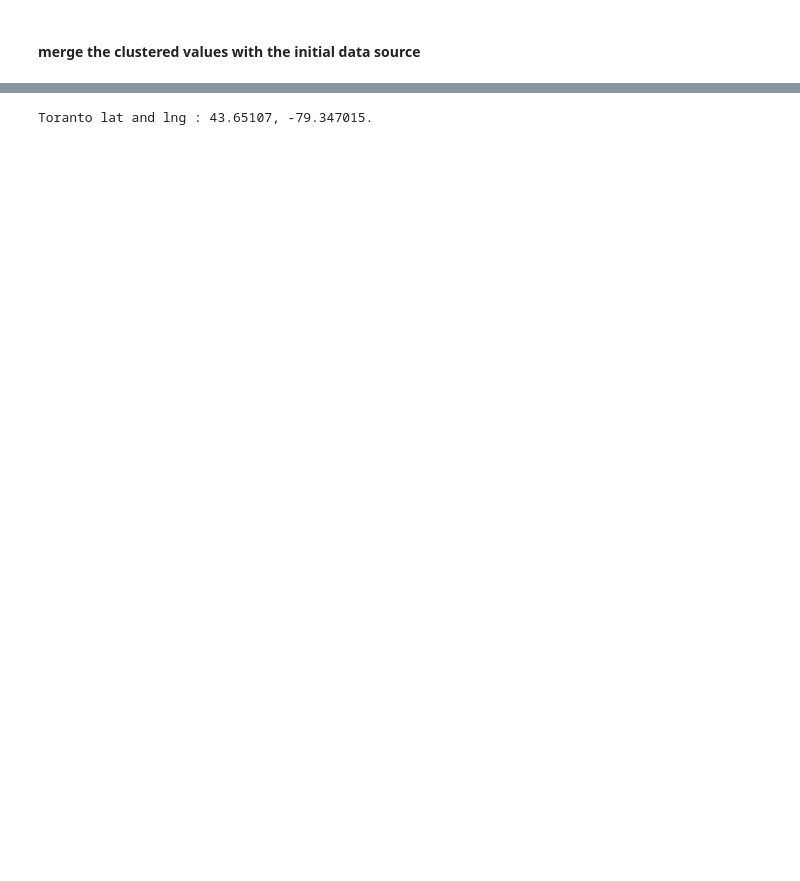
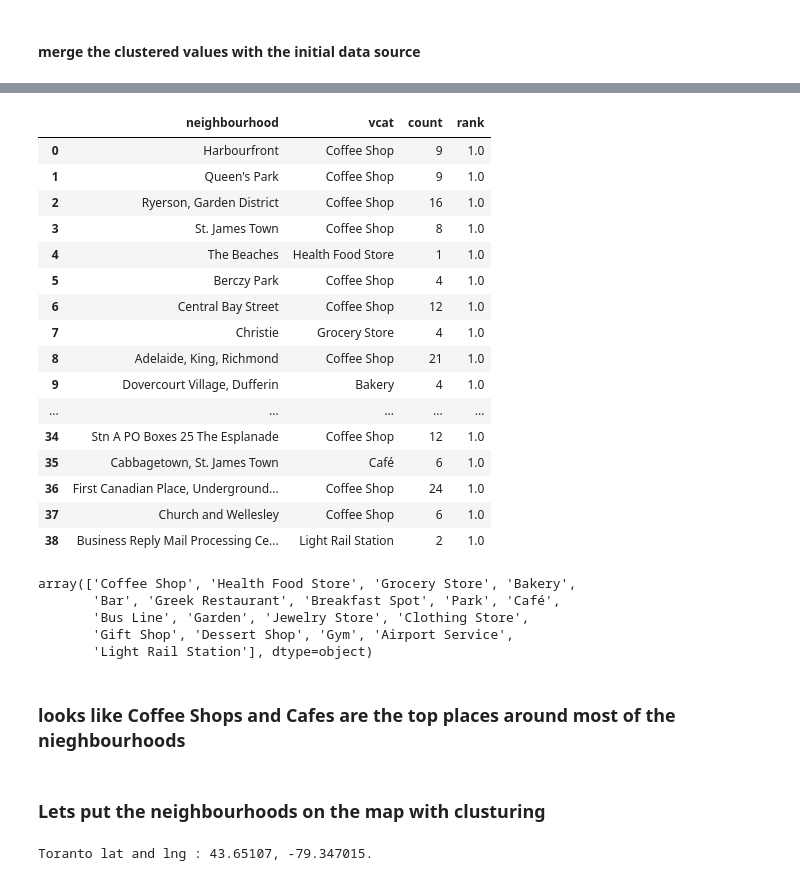
Before and after one commit to PoobathiSubramani/Coursera_Capstone, a Jupyter notebook: explore Toranto.ipynb, the cells around one changed output, grey strips where cells are left out. Drawn from its saved outputs; the diff is of its cells as text; code cells hidden in the pictures; blank space fills up the shorter version.

Commit message:
Update explore Toranto.ipynb
updated with ranked venue categories

```diff
--- a/explore Toranto.ipynb
+++ b/explore Toranto.ipynb
@@ -300,3 +321,47 @@ df_venue_clustered.shape
+# %%
+ranklimit=1
+grouped_full = pd.DataFrame()
+#for index, row in df_venue[['neighbourhood','vcat','venue']].iterrows():
+for i in df_venue.neighbourhood.unique():
+    df_temp = df_venue[['neighbourhood','vcat','venue']][df_venue['neighbourhood']==i]
+    grouped = df_temp.groupby(['neighbourhood','vcat']).count()
+    grouped['rank'] = grouped['venue'].rank(method='first', ascending=False)
+    grouped = grouped[grouped['rank']<=ranklimit].sort_values(by='rank', ascending=True)
+    grouped_full = grouped_full.append(grouped)
+
+grouped_full.rename(columns={'venue':'count'}, inplace=True)
+grouped_full.reset_index(['neighbourhood','vcat'], inplace=True)
+grouped_full
+# %% [output]
+|  | neighbourhood | vcat | count | rank |
+| 0 | Harbourfront | Coffee Shop | 9 | 1.0 |
+| 1 | Queen's Park | Coffee Shop | 9 | 1.0 |
+| 2 | Ryerson, Garden District | Coffee Shop | 16 | 1.0 |
+| 3 | St. James Town | Coffee Shop | 8 | 1.0 |
+| 4 | The Beaches | Health Food Store | 1 | 1.0 |
+| 5 | Berczy Park | Coffee Shop | 4 | 1.0 |
+| 6 | Central Bay Street | Coffee Shop | 12 | 1.0 |
+| 7 | Christie | Grocery Store | 4 | 1.0 |
+| 8 | Adelaide, King, Richmond | Coffee Shop | 21 | 1.0 |
+| 9 | Dovercourt Village, Dufferin | Bakery | 4 | 1.0 |
+| ... | ... | ... | ... | ... |
+| 34 | Stn A PO Boxes 25 The Esplanade | Coffee Shop | 12 | 1.0 |
+| 35 | Cabbagetown, St. James Town | Café | 6 | 1.0 |
+| 36 | First Canadian Place, Underground... | Coffee Shop | 24 | 1.0 |
+| 37 | Church and Wellesley | Coffee Shop | 6 | 1.0 |
+| 38 | Business Reply Mail Processing Ce... | Light Rail Station | 2 | 1.0 |
+# %%
+grouped_full.vcat.unique()
+# %% [output]
+array(['Coffee Shop', 'Health Food Store', 'Grocery Store', 'Bakery',
+       'Bar', 'Greek Restaurant', 'Breakfast Spot', 'Park', 'Café',
+       'Bus Line', 'Garden', 'Jewelry Store', 'Clothing Store',
+       'Gift Shop', 'Dessert Shop', 'Gym', 'Airport Service',
+       'Light Rail Station'], dtype=object)
+# %% [markdown]
+### looks like Coffee Shops and Cafes are the top places around most of the nieghbourhoods
+# %% [markdown]
+### Lets put the neighbourhoods on the map with clusturing
 # %%
 # starting lat and lng
 latitude = 43.651070
```
Also changed, not shown: parts of 13 cells of this notebook.
